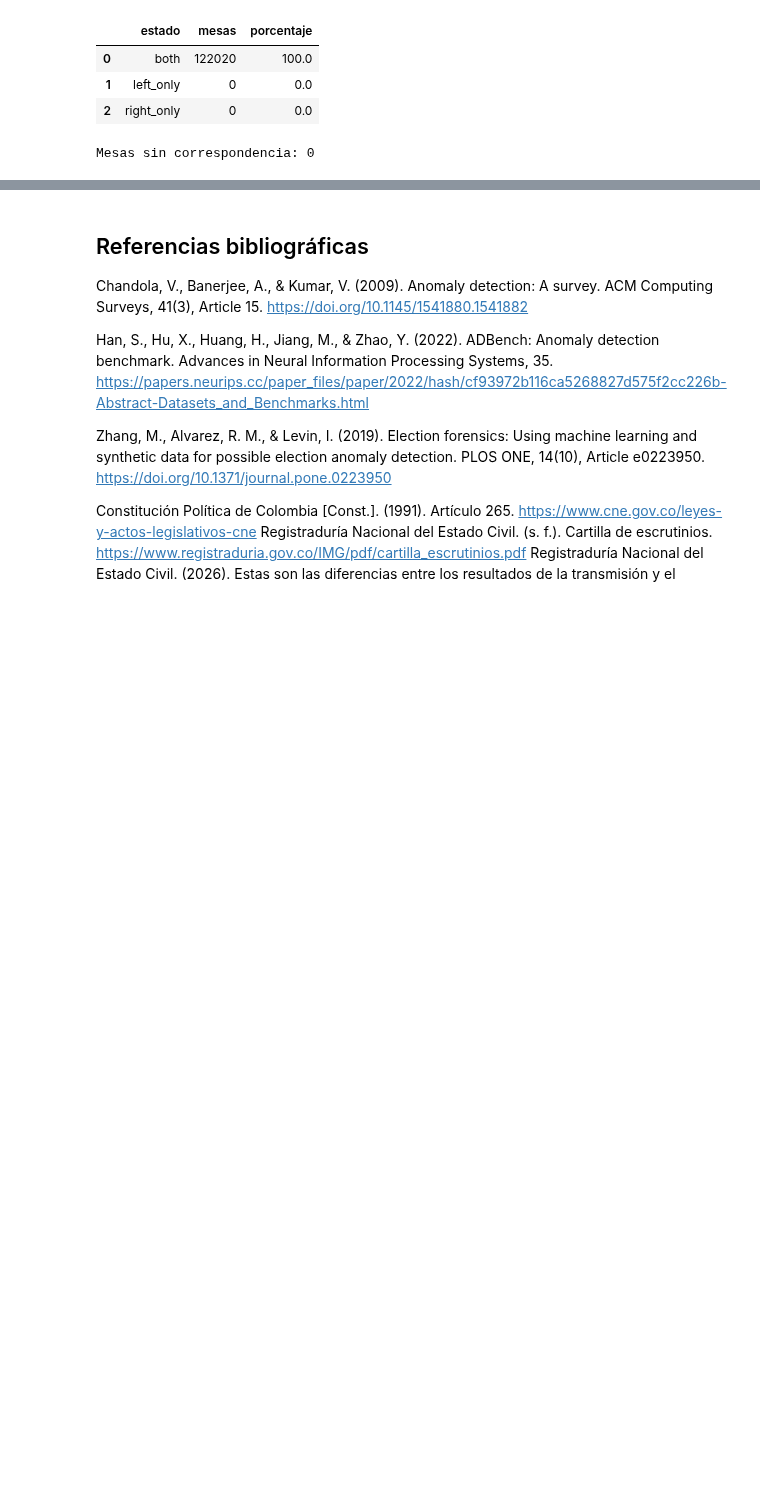
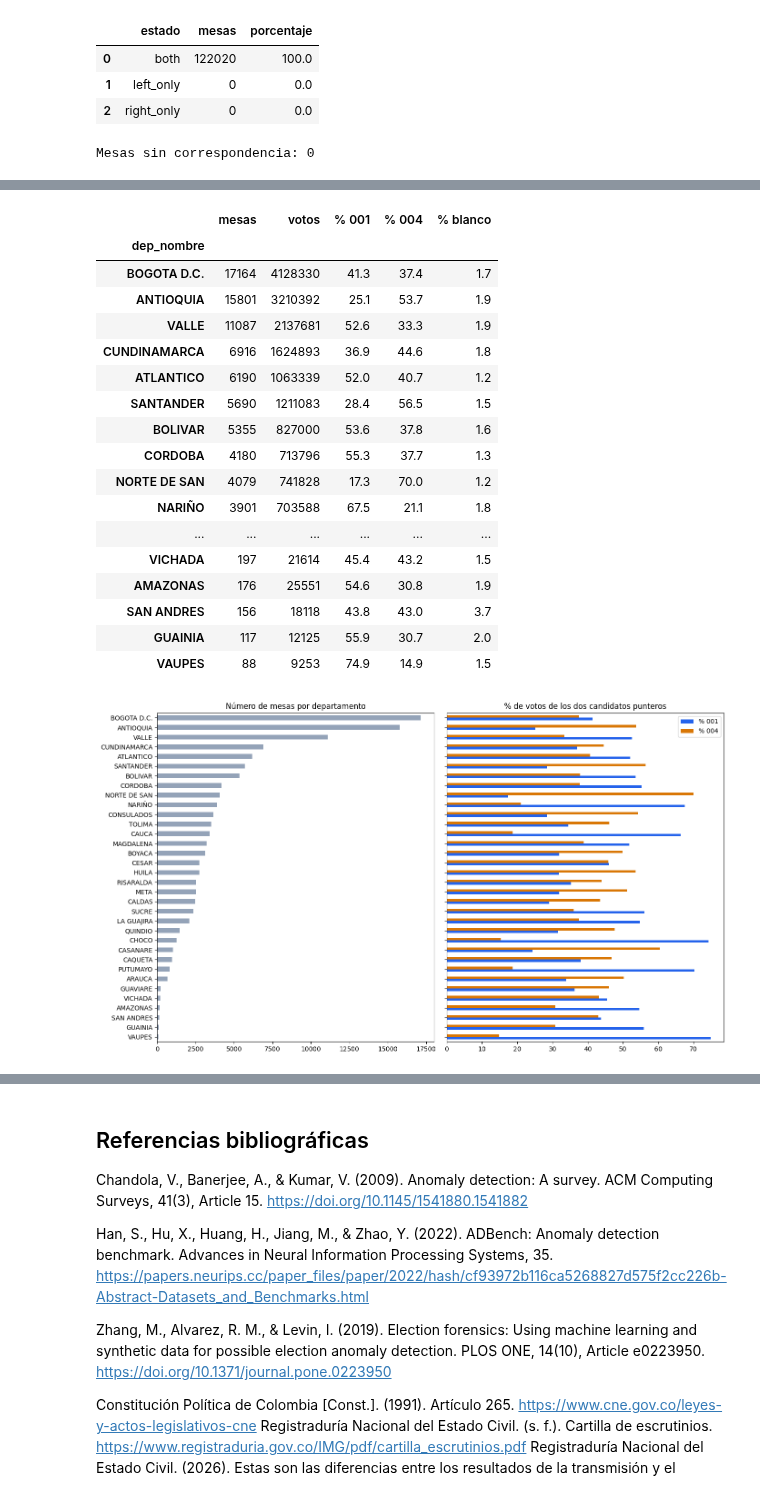
Before and after one commit to byepesg/ml-final-project, a Jupyter notebook: notebooks/02_data_understanding/Copy_of_M2U3_fase_2_Entendimiento_de_los_datos.ipynb, the cells around one changed output, grey strips where cells are left out. Cells and saved outputs as stored; diff of their text form; code cells hidden in the pictures; blank space fills up the shorter version.

```diff
--- a/notebooks/02_data_understanding/Copy_of_M2U3_fase_2_Entendimiento_de_los_datos.ipynb
+++ b/notebooks/02_data_understanding/Copy_of_M2U3_fase_2_Entendimiento_de_los_datos.ipynb
@@ -2736,0 +3375,43 @@ display(resumen_ambito.round(2))
+# %%
+nombres = divipol[["dep", "dep_nombre"]].drop_duplicates()
+esc_dep = escru.merge(nombres, on="dep")
+
+votos_dep = esc_dep.pivot_table(index="dep_nombre", columns="candidato", values="votos", aggfunc="sum")
+tabla_dep = pd.DataFrame({
+    "mesas": (esc_dep.groupby("dep_nombre").size() / 16).astype(int),
+    "votos": votos_dep.sum(axis=1),
+})
+tabla_dep["% 001"] = (votos_dep["001"] / tabla_dep["votos"] * 100).round(1)
+tabla_dep["% 004"] = (votos_dep["004"] / tabla_dep["votos"] * 100).round(1)
+tabla_dep["% blanco"] = (votos_dep["996"] / tabla_dep["votos"] * 100).round(1)
+tabla_dep = tabla_dep.sort_values("mesas")
+display(tabla_dep.sort_values("mesas", ascending=False))
+
+fig, ax = plt.subplots(1, 2, figsize=(14, 8), sharey=True)
+tabla_dep["mesas"].plot.barh(ax=ax[0], color="#94A3B8")
+ax[0].set_title("Número de mesas por departamento")
+ax[0].set_ylabel("")
+tabla_dep[["% 001", "% 004"]].plot.barh(ax=ax[1], color=["#2563EB", "#D97706"])
+ax[1].set_title("% de votos de los dos candidatos punteros")
+plt.tight_layout()
+plt.show()
+# %% [output]
+|  | mesas | votos | % 001 | % 004 | % blanco |
+| dep_nombre |  |  |  |  |  |
+| BOGOTA D.C. | 17164 | 4128330 | 41.3 | 37.4 | 1.7 |
+| ANTIOQUIA | 15801 | 3210392 | 25.1 | 53.7 | 1.9 |
+| VALLE | 11087 | 2137681 | 52.6 | 33.3 | 1.9 |
+| CUNDINAMARCA | 6916 | 1624893 | 36.9 | 44.6 | 1.8 |
+| ATLANTICO | 6190 | 1063339 | 52.0 | 40.7 | 1.2 |
+| SANTANDER | 5690 | 1211083 | 28.4 | 56.5 | 1.5 |
+| BOLIVAR | 5355 | 827000 | 53.6 | 37.8 | 1.6 |
+| CORDOBA | 4180 | 713796 | 55.3 | 37.7 | 1.3 |
+| NORTE DE SAN | 4079 | 741828 | 17.3 | 70.0 | 1.2 |
+| NARIÑO | 3901 | 703588 | 67.5 | 21.1 | 1.8 |
+| ... | ... | ... | ... | ... | ... |
+| VICHADA | 197 | 21614 | 45.4 | 43.2 | 1.5 |
+| AMAZONAS | 176 | 25551 | 54.6 | 30.8 | 1.9 |
+| SAN ANDRES | 156 | 18118 | 43.8 | 43.0 | 3.7 |
+| GUAINIA | 117 | 12125 | 55.9 | 30.7 | 2.0 |
+| VAUPES | 88 | 9253 | 74.9 | 14.9 | 1.5 |
+[figure, added]
```
Also changed, not shown: parts of 100 cells of this notebook.
